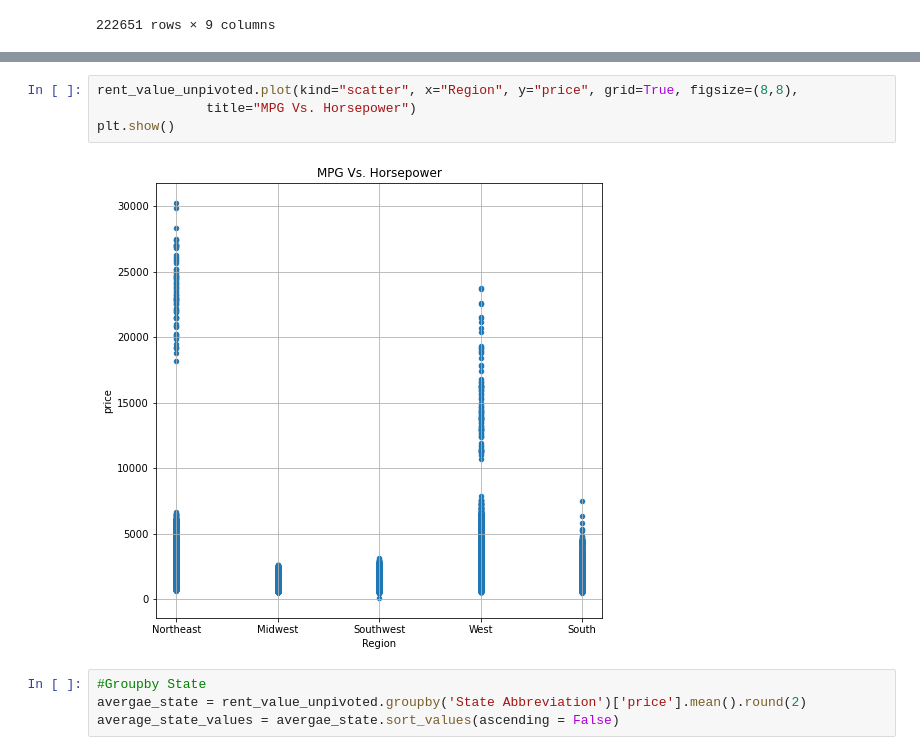
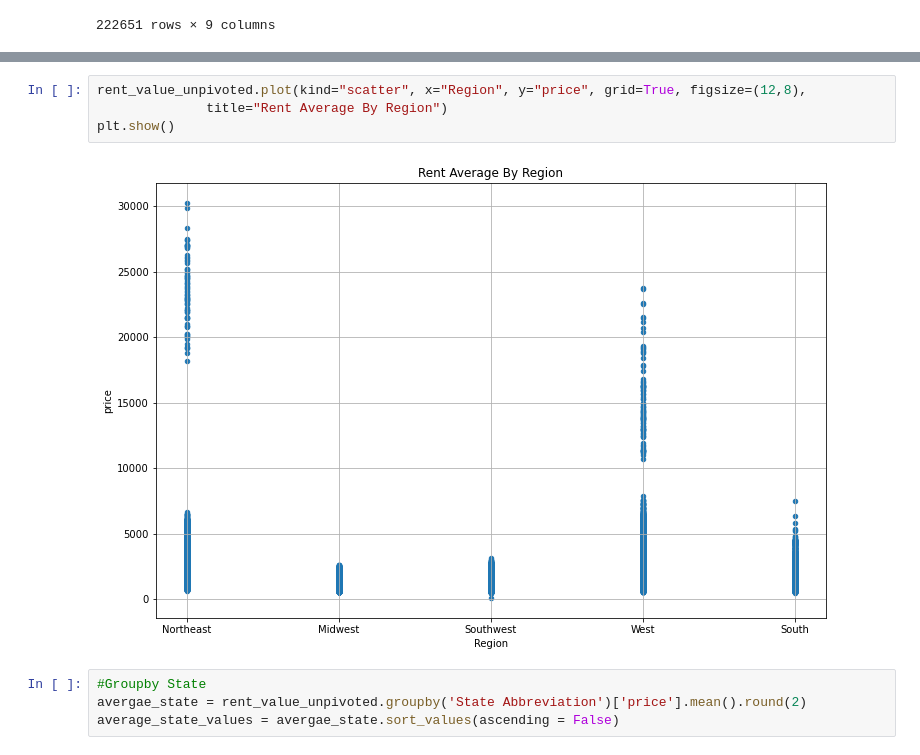
Before and after one commit to alisaghaffi/project-1, a Jupyter notebook: Rent.ipynb, the cells around one changed output, grey strips where cells are left out. Saved outputs shown, nothing was run; the diff lists cells and outputs as text.

```diff
--- a/Rent.ipynb
+++ b/Rent.ipynb
@@ -157,9 +157,9 @@ plt.show()
 # %%
-rent_value_unpivoted.plot(kind="scatter", x="Region", y="price", grid=True, figsize=(8,8),
-              title="MPG Vs. Horsepower")
+rent_value_unpivoted.plot(kind="scatter", x="Region", y="price", grid=True, figsize=(12,8),
+              title="Rent Average By Region")
 plt.show()
 # %% [output]
-[figure, old version]
+[figure, new version]
 # %%
 #Groupby State
 avergae_state = rent_value_unpivoted.groupby('State Abbreviation')['price'].mean().round(2)
```
Also changed, not shown: parts of 3 cells of this notebook, 1 other file.
